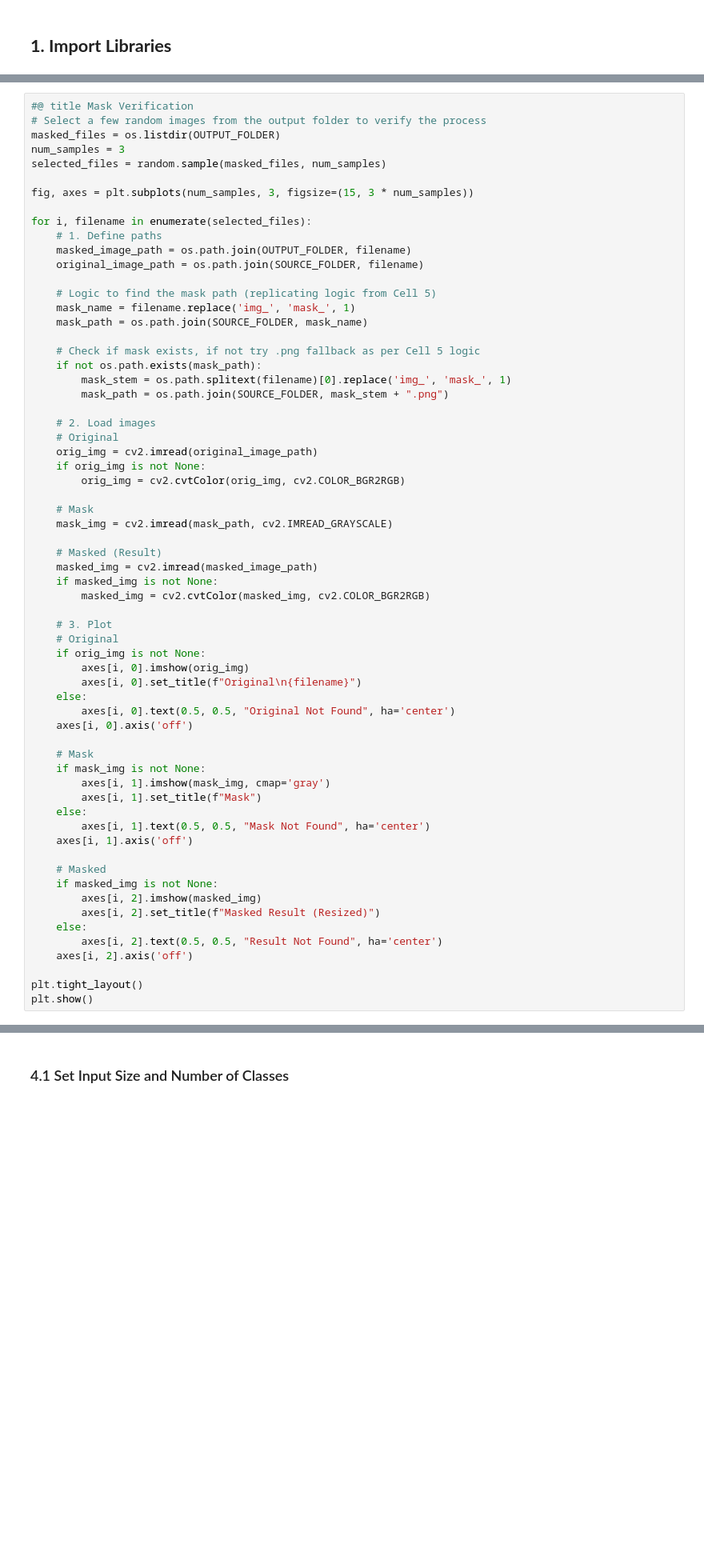
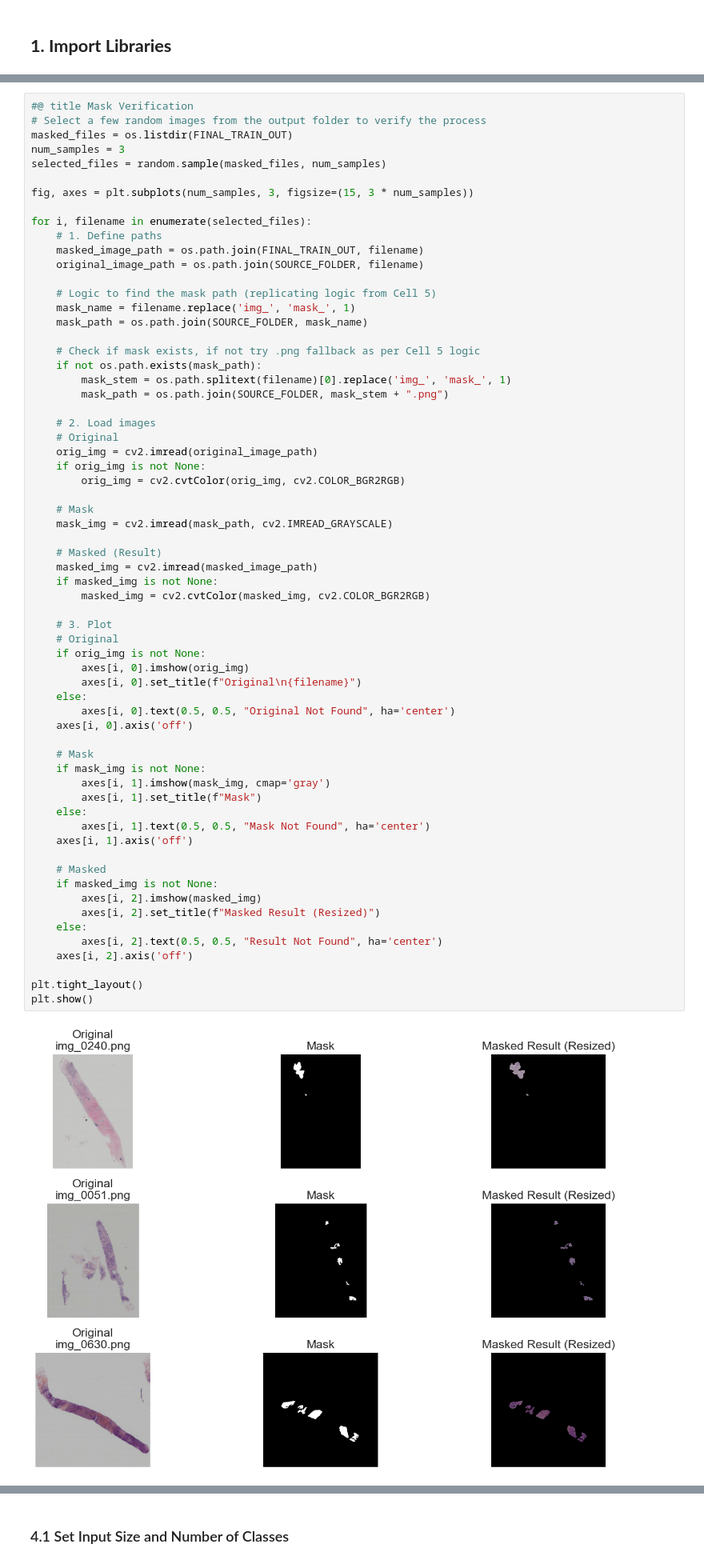
Before and after one commit to OBulun/AN2DL_CH_2, a Jupyter notebook: Notebooks/preprocessing.ipynb, the cells around one changed output, grey strips where cells are left out. Shown at 80% size. Drawn from its saved outputs; the diff is of its cells as text; blank space fills up the shorter version.

```diff
--- a/Notebooks/preprocessing.ipynb
+++ b/Notebooks/preprocessing.ipynb
@@ -394,7 +649,7 @@ print(f"Total images: {len(train_images)}")
 # %%
 #@ title Mask Verification
 # Select a few random images from the output folder to verify the process
-masked_files = os.listdir(OUTPUT_FOLDER)
+masked_files = os.listdir(FINAL_TRAIN_OUT)
 num_samples = 3
 selected_files = random.sample(masked_files, num_samples)
 
@@ -402,7 +657,7 @@ fig, axes = plt.subplots(num_samples, 3, figsize=(15, 3 * num_samples))
 
 for i, filename in enumerate(selected_files):
     # 1. Define paths
-    masked_image_path = os.path.join(OUTPUT_FOLDER, filename)
+    masked_image_path = os.path.join(FINAL_TRAIN_OUT, filename)
     original_image_path = os.path.join(SOURCE_FOLDER, filename)
 
     # Logic to find the mask path (replicating logic from Cell 5)
@@ -428,31 +683,33 @@ for i, filename in enumerate(selected_files):
     if masked_img is not None:
         masked_img = cv2.cvtColor(masked_img, cv2.COLOR_BGR2RGB)
 
     # 3. Plot
     # Original
     if orig_img is not None:
         axes[i, 0].imshow(orig_img)
         axes[i, 0].set_title(f"Original\n{filename}")
     else:
         axes[i, 0].text(0.5, 0.5, "Original Not Found", ha='center')
     axes[i, 0].axis('off')
 
     # Mask
     if mask_img is not None:
         axes[i, 1].imshow(mask_img, cmap='gray')
         axes[i, 1].set_title(f"Mask")
     else:
         axes[i, 1].text(0.5, 0.5, "Mask Not Found", ha='center')
     axes[i, 1].axis('off')
 
     # Masked
     if masked_img is not None:
         axes[i, 2].imshow(masked_img)
         axes[i, 2].set_title(f"Masked Result (Resized)")
     else:
         axes[i, 2].text(0.5, 0.5, "Result Not Found", ha='center')
     axes[i, 2].axis('off')
 
 plt.tight_layout()
 plt.show()
+# %% [output]
+[figure, added]
 # %% [markdown]
```
Also changed, not shown: parts of 28 cells of this notebook, 1 other file.
